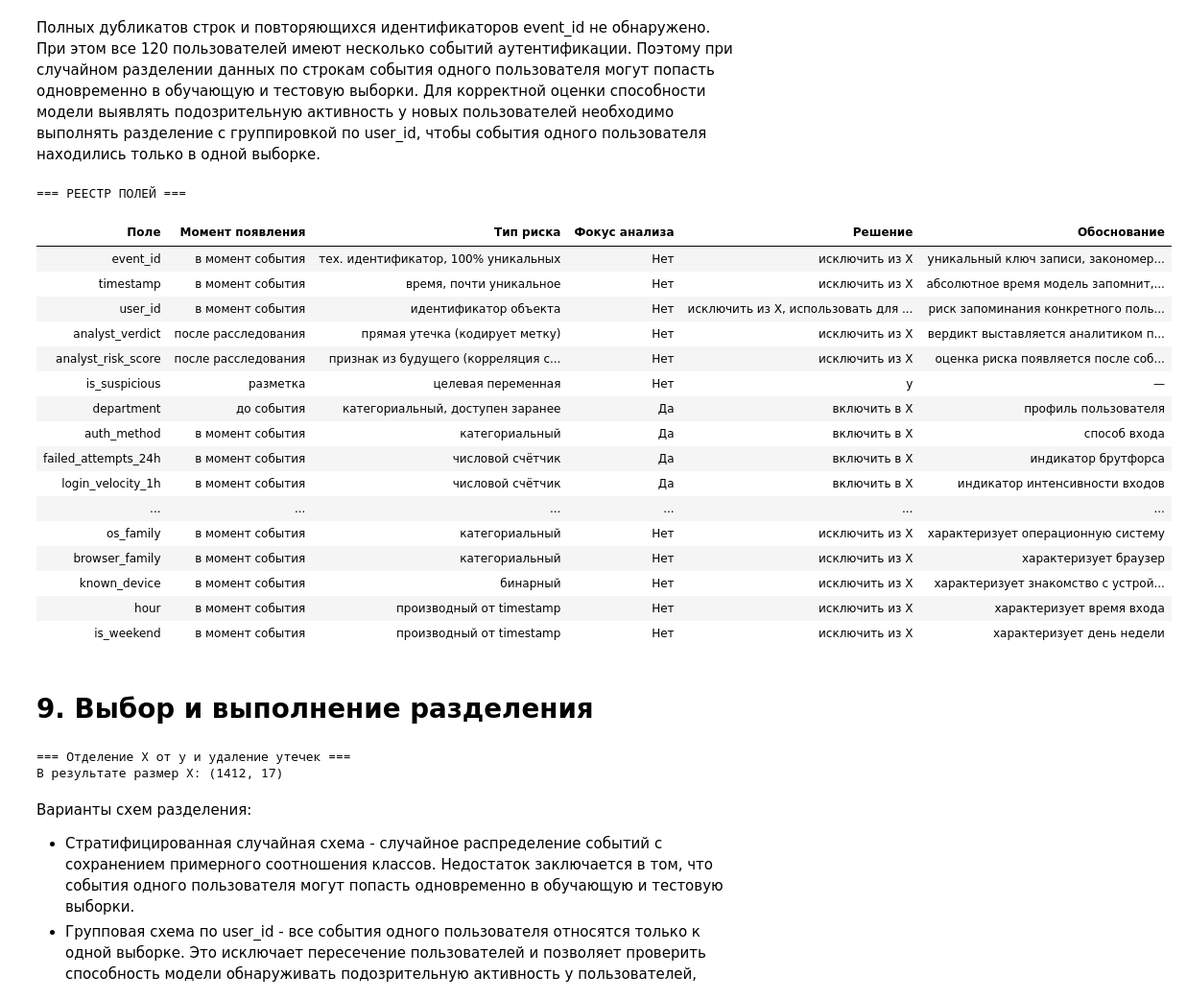
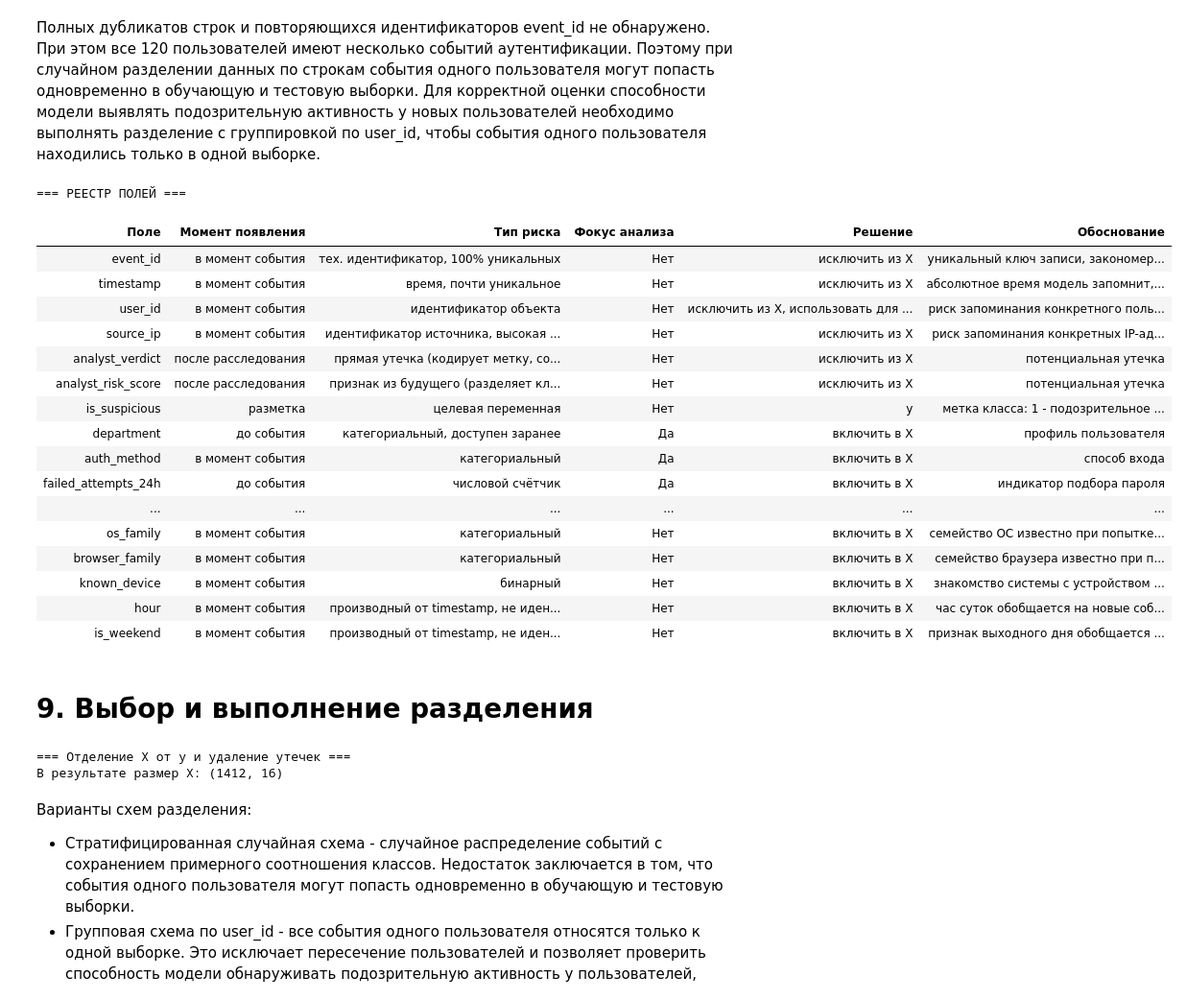
Before and after one commit to mamam111a/7-semester_AI_laboratory-1, a Jupyter notebook: lab01.ipynb, the cells around one changed output. Shown at 96% size. Saved outputs shown, nothing was run; the diff lists cells and outputs as text; code cells hidden in the pictures.

```diff
--- a/lab01.ipynb
+++ b/lab01.ipynb
@@ -1272,87 +1272,87 @@ print("\n=== РЕЕСТР ПОЛЕЙ ===")
 
 registry_data = [
     # Идентификаторы и служебные поля
-    ("event_id", "в момент события", "тех. идентификатор, 100% уникальных", "Нет", "исключить из X", "уникальный ключ записи, закономерностей не описывает"),
-    ("timestamp", "в момент события", "время, почти уникальное", "Нет", "исключить из X", "абсолютное время модель запомнит, а не обобщит"),
-    ("user_id", "в момент события", "идентификатор объекта", "Нет", "исключить из X, использовать для GroupSplit", "риск запоминания конкретного пользователя"),
+    ("event_id", "в момент события", "тех. идентификатор, 100% уникальных", "Нет", "исключить из X", "уникальный ключ записи, закономерностей не описывает, ведёт к запоминанию отдельных записей"),
+    ("timestamp", "в момент события", "время, почти уникальное", "Нет", "исключить из X", "абсолютное время модель запомнит, а не обобщит; нужные производные (hour, is_weekend) уже есть в наборе"),
+    ("user_id", "в момент события", "идентификатор объекта", "Нет", "исключить из X, использовать для GroupSplit", "риск запоминания конкретного пользователя; используется только как группа при разделении"),
+    ("source_ip", "в момент события", "идентификатор источника, высокая кардинальность", "Нет", "исключить из X", "риск запоминания конкретных IP-адресов; сетевой контекст описывают country, new_country и vpn_used"),
 
     # Утечка из будущего
-    ("analyst_verdict", "после расследования", "прямая утечка (кодирует метку)", "Нет", "исключить из X", "вердикт выставляется аналитиком после события"),
-    ("analyst_risk_score", "после расследования", "признак из будущего (корреляция с y высокая)", "Нет", "исключить из X", "оценка риска появляется после события"),
+    ("analyst_verdict", "после расследования", "прямая утечка (кодирует метку, совпадение 100%)", "Нет", "исключить из X", "потенциальная утечка"),
+    ("analyst_risk_score", "после расследования", "признак из будущего (разделяет классы)", "Нет", "исключить из X", "потенциальная утечка"),
 
     # Целевая переменная
-    ("is_suspicious", "разметка", "целевая переменная", "Нет", "y", "—"),
+    ("is_suspicious", "разметка", "целевая переменная", "Нет", "y", "метка класса: 1 - подозрительное событие, 0 - нормальное"),
 
     # Фокус варианта 2
     ("department", "до события", "категориальный, доступен заранее", "Да", "включить в X", "профиль пользователя"),
     ("auth_method", "в момент события", "категориальный", "Да", "включить в X", "способ входа"),
-    ("failed_attempts_24h", "в момент события", "числовой счётчик", "Да", "включить в X", "индикатор брутфорса"),
-    ("login_velocity_1h", "в момент события", "числовой счётчик", "Да", "включить в X", "индикатор интенсивности входов"),
+    ("failed_attempts_24h", "до события", "числовой счётчик", "Да", "включить в X", "индикатор подбора пароля"),
+    ("login_velocity_1h", "до события", "числовой счётчик", "Да", "включить в X", "индикатор интенсивности попыток входа"),
     ("account_age_days", "до события", "числовой", "Да", "включить в X", "возраст аккаунта - часть профиля"),
     ("password_age_days", "до события", "числовой", "Да", "включить в X", "возраст пароля - часть профиля"),
 
-    # Дополнительные признаки
-    ("source_ip", "в момент события", "идентификатор источника", "Нет", "исключить из X", "может привести к запоминанию конкретного IP"),
-    ("country", "в момент события", "категориальный", "Нет", "исключить из X", "не характеризует выбранный фокус"),
-    ("distance_from_usual_km", "в момент события", "числовой", "Нет", "исключить из X", "относится к геолокации"),
-    ("new_country", "в момент события", "бинарный", "Нет", "исключить из X", "характеризует геолокацию"),
-    ("vpn_used", "в момент события", "бинарный", "Нет", "исключить из X", "характеризует источник подключения"),
-    ("device_type", "в момент события", "категориальный", "Нет", "исключить из X", "характеризует устройство"),
-    ("os_family", "в момент события", "категориальный", "Нет", "исключить из X", "характеризует операционную систему"),
-    ("browser_family", "в момент события", "категориальный", "Нет", "исключить из X", "характеризует браузер"),
-    ("known_device", "в момент события", "бинарный", "Нет", "исключить из X", "характеризует знакомство с устройством"),
-    ("hour", "в момент события", "производный от timestamp", "Нет", "исключить из X", "характеризует время входа"),
-    ("is_weekend", "в момент события", "производный от timestamp", "Нет", "исключить из X", "характеризует день недели"),
+    # Дополнительные признаки (вне фокуса варианта, доступны в момент попытки)
+    ("country", "в момент события", "категориальный", "Нет", "включить в X", "страна, определённая по IP, доступна при попытке входа"),
+    ("distance_from_usual_km", "в момент события", "числовой", "Нет", "включить в X", "расстояние от обычной геолокации известно при попытке входа"),
+    ("new_country", "в момент события", "бинарный", "Нет", "включить в X", "признак входа из новой для пользователя страны"),
+    ("vpn_used", "в момент события", "бинарный", "Нет", "включить в X", "факт использования VPN определяется при попытке входа"),
+    ("device_type", "в момент события", "категориальный", "Нет", "включить в X", "тип устройства известен при попытке входа"),
+    ("os_family", "в момент события", "категориальный", "Нет", "включить в X", "семейство ОС известно при попытке входа"),
+    ("browser_family", "в момент события", "категориальный", "Нет", "включить в X", "семейство браузера известно при попытке входа"),
+    ("known_device", "в момент события", "бинарный", "Нет", "включить в X", "знакомство системы с устройством известно при попытке входа"),
+    ("hour", "в момент события", "производный от timestamp, не идентификатор", "Нет", "включить в X", "час суток обобщается на новые события, в отличие от абсолютного времени"),
+    ("is_weekend", "в момент события", "производный от timestamp, не идентификатор", "Нет", "включить в X", "признак выходного дня обобщается на новые события"),
 ]
 
 registry_df = pd.DataFrame(registry_data, columns=[
     "Поле",
     "Момент появления",
     "Тип риска",
     "Фокус анализа",
     "Решение",
     "Обоснование"
 ])
 
 display(
     registry_df.style.set_properties(**{
         'text-align': 'center',
         'vertical-align': 'middle',
         'white-space': 'normal'
     }).set_table_styles([
         {'selector': 'th', 'props': [
             ('text-align', 'center'),
             ('vertical-align', 'middle'),
             ('white-space', 'normal')
         ]}
     ]).hide(axis='index')
 )
 # %% [output]
 === РЕЕСТР ПОЛЕЙ ===
 | Поле | Момент появления | Тип риска | Фокус анализа | Решение | Обоснование |
 | event_id | в момент события | тех. идентификатор, 100% уникальных | Нет | исключить из X | уникальный ключ записи, закономер... |
 | timestamp | в момент события | время, почти уникальное | Нет | исключить из X | абсолютное время модель запомнит,... |
 | user_id | в момент события | идентификатор объекта | Нет | исключить из X, использовать для ... | риск запоминания конкретного поль... |
-| analyst_verdict | после расследования | прямая утечка (кодирует метку) | Нет | исключить из X | вердикт выставляется аналитиком п... |
-| analyst_risk_score | после расследования | признак из будущего (корреляция с... | Нет | исключить из X | оценка риска появляется после соб... |
-| is_suspicious | разметка | целевая переменная | Нет | y | — |
+| source_ip | в момент события | идентификатор источника, высокая ... | Нет | исключить из X | риск запоминания конкретных IP-ад... |
+| analyst_verdict | после расследования | прямая утечка (кодирует метку, со... | Нет | исключить из X | потенциальная утечка |
+| analyst_risk_score | после расследования | признак из будущего (разделяет кл... | Нет | исключить из X | потенциальная утечка |
+| is_suspicious | разметка | целевая переменная | Нет | y | метка класса: 1 - подозрительное ... |
 | department | до события | категориальный, доступен заранее | Да | включить в X | профиль пользователя |
 | auth_method | в момент события | категориальный | Да | включить в X | способ входа |
-| failed_attempts_24h | в момент события | числовой счётчик | Да | включить в X | индикатор брутфорса |
-| login_velocity_1h | в момент события | числовой счётчик | Да | включить в X | индикатор интенсивности входов |
+| failed_attempts_24h | до события | числовой счётчик | Да | включить в X | индикатор подбора пароля |
 | ... | ... | ... | ... | ... | ... |
-| os_family | в момент события | категориальный | Нет | исключить из X | характеризует операционную систему |
-| browser_family | в момент события | категориальный | Нет | исключить из X | характеризует браузер |
-| known_device | в момент события | бинарный | Нет | исключить из X | характеризует знакомство с устрой... |
-| hour | в момент события | производный от timestamp | Нет | исключить из X | характеризует время входа |
-| is_weekend | в момент события | производный от timestamp | Нет | исключить из X | характеризует день недели |
+| os_family | в момент события | категориальный | Нет | включить в X | семейство ОС известно при попытке... |
+| browser_family | в момент события | категориальный | Нет | включить в X | семейство браузера известно при п... |
+| known_device | в момент события | бинарный | Нет | включить в X | знакомство системы с устройством ... |
+| hour | в момент события | производный от timestamp, не иден... | Нет | включить в X | час суток обобщается на новые соб... |
+| is_weekend | в момент события | производный от timestamp, не иден... | Нет | включить в X | признак выходного дня обобщается ... |
 # %% [markdown]
 # 9. Выбор и выполнение разделения
 # %%
 # ОТКРЫТЬ КОД
 # ==========================================
 print("=== Отделение X от y и удаление утечек ===")
-leak_cols = ['is_suspicious', 'event_id', 'timestamp', 'analyst_verdict', 'analyst_risk_score']
+leak_cols = ['is_suspicious', 'event_id', 'timestamp', 'analyst_verdict', 'analyst_risk_score','source_ip']
 
 y = df['is_suspicious']
 groups = df['user_id']
@@ -1361,7 +1361,7 @@ X = df.drop(columns=leak_cols + ['user_id'])
 print(f"В результате размер X: {X.shape}")
 # %% [output]
 === Отделение X от y и удаление утечек ===
-В результате размер X: (1412, 17)
+В результате размер X: (1412, 16)
 # %% [markdown]
 Варианты схем разделения:
 - Стратифицированная случайная схема - случайное распределение событий с сохранением примерного соотношения классов. Недостаток заключается в том, что события одного пользователя могут попасть одновременно в обучающую и тестовую выборки.
```
Also changed, not shown: parts of 5 cells of this notebook, 1 other file.
